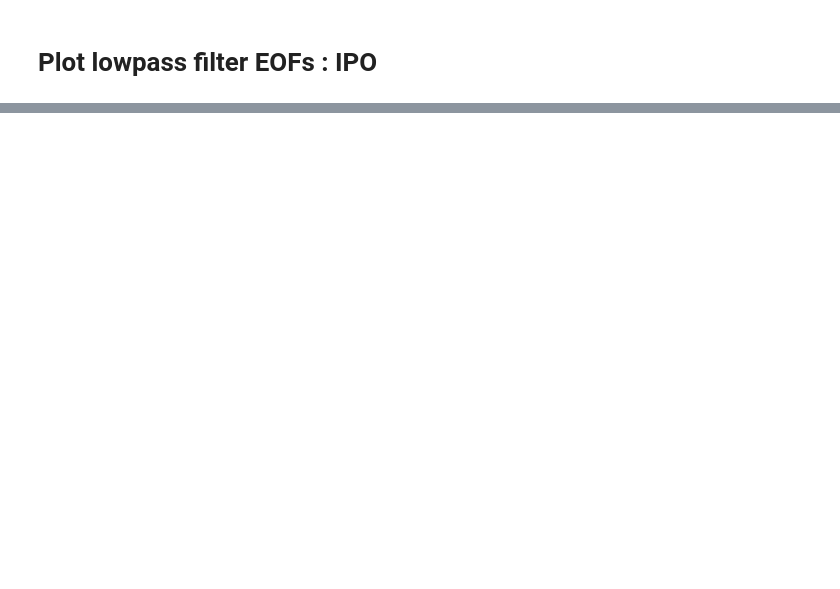
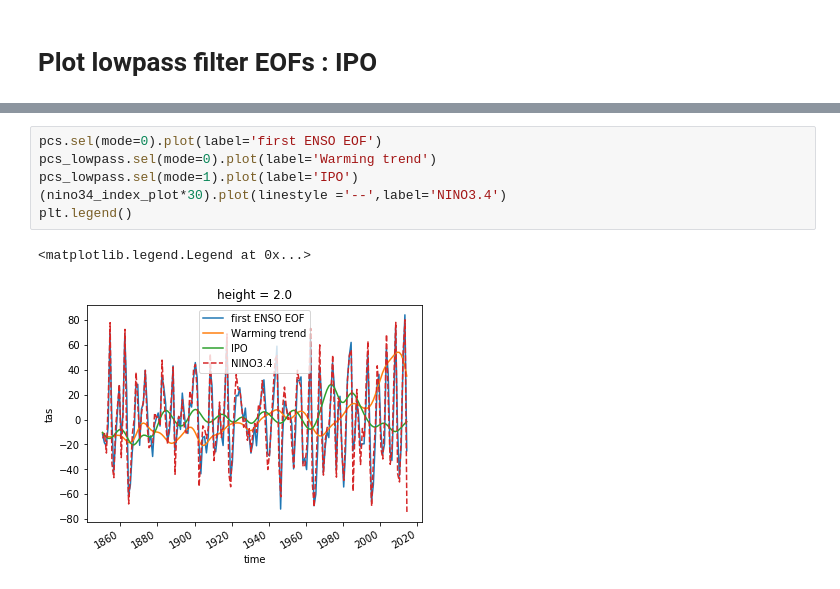
Before and after one commit to fanchic/pangeo, a Jupyter notebook: xarray climate toolbox.ipynb, the cells around one changed output, grey strips where cells are left out. Drawn from its saved outputs; the diff is of its cells as text; blank space fills up the shorter version.

```diff
--- a/xarray climate toolbox.ipynb
+++ b/xarray climate toolbox.ipynb
@@ -302,0 +303,9 @@ plt.subplots_adjust(hspace=0.3)
+# %%
+pcs.sel(mode=0).plot(label='first ENSO EOF')
+pcs_lowpass.sel(mode=0).plot(label='Warming trend')
+pcs_lowpass.sel(mode=1).plot(label='IPO')
+(nino34_index_plot*30).plot(linestyle ='--',label='NINO3.4')
+plt.legend()
+# %% [output]
+<matplotlib.legend.Legend at 0x...>
+[figure, added]
```
Also changed, not shown: parts of 5 cells of this notebook.
